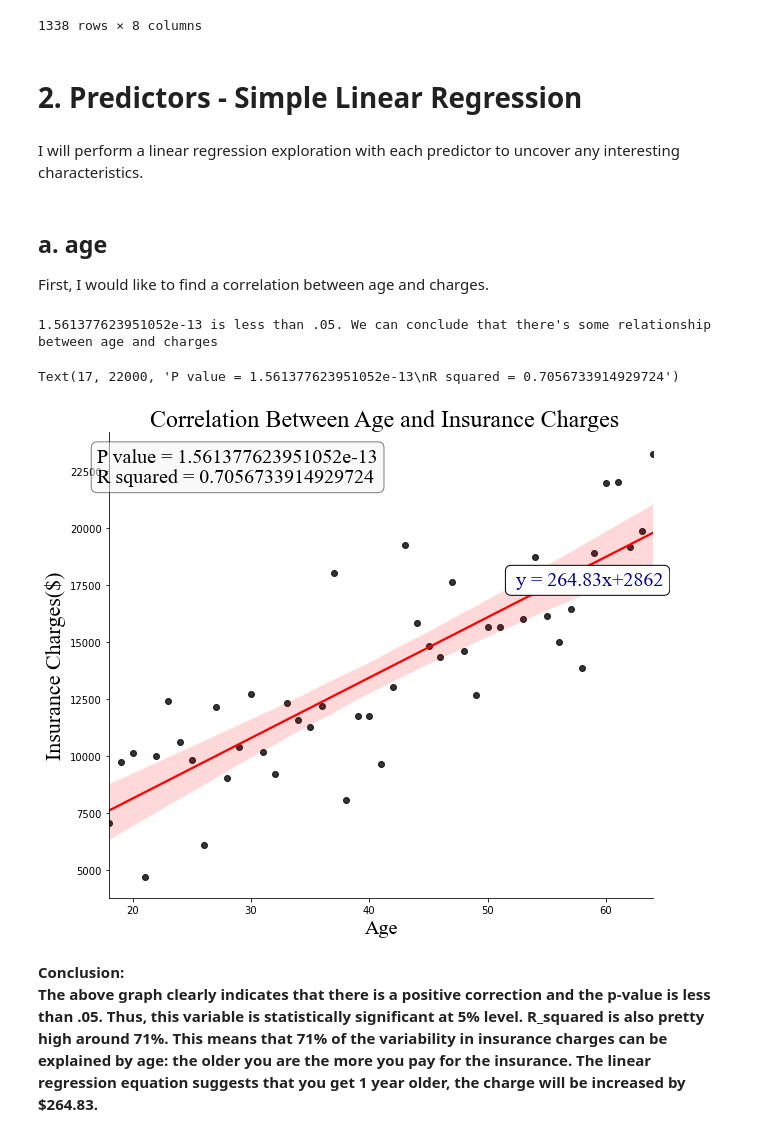
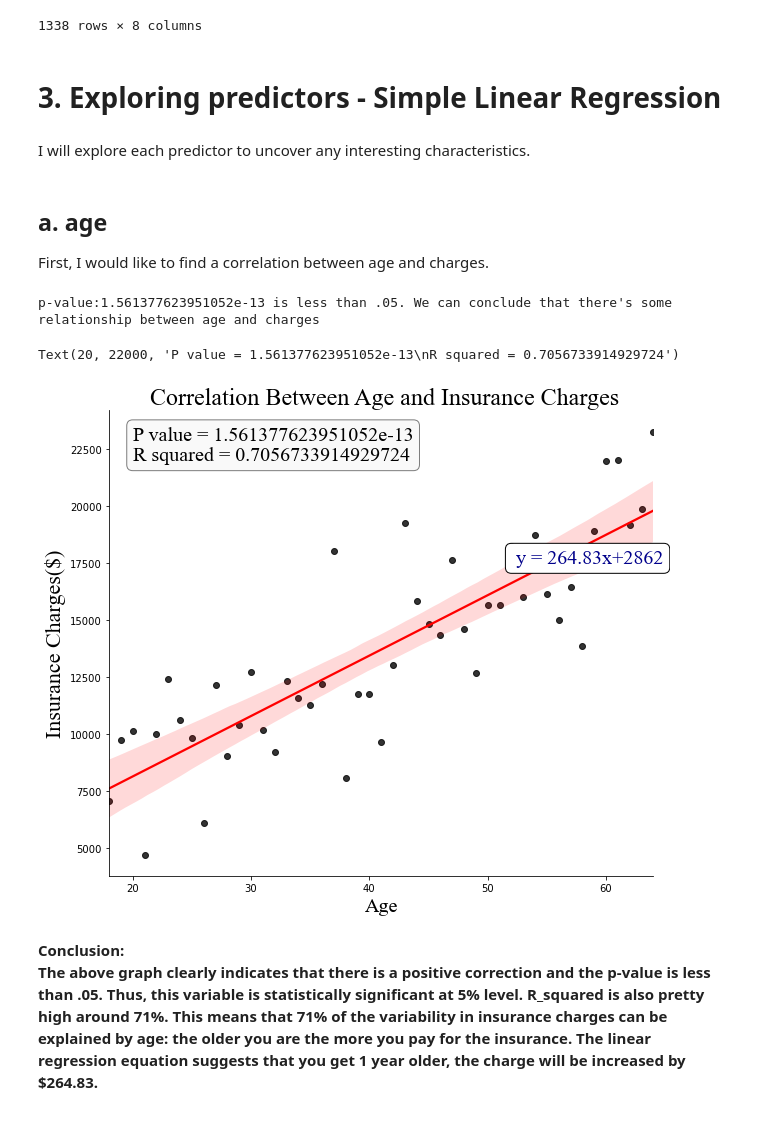
Before and after one commit to feelzoo/US_Medical_Insurance_Cost, a Jupyter notebook: US_Medical_Insurance_Cost_multiple_regression.ipynb, the cells around one changed output. Saved outputs shown, nothing was run; the diff lists cells and outputs as text; code cells hidden in the pictures.

```diff
--- a/US_Medical_Insurance_Cost_multiple_regression.ipynb
+++ b/US_Medical_Insurance_Cost_multiple_regression.ipynb
@@ -187,46 +158,48 @@ x_lean
 | 1337 | 61 | 1 | 29.070 | 0 | 1 | 0.0 | 1.0 | 0.0 |
 1338 rows × 8 columns
 # %% [markdown]
-# 2. Predictors - Simple Linear Regression
+# 3. Exploring predictors - Simple Linear Regression
 # %% [markdown]
-I will perform a linear regression exploration with each predictor to uncover any interesting characteristics.
+I will explore each predictor to uncover any interesting characteristics.
 # %% [markdown]
 ##  a. age
 First, I would like to find a correlation between age and charges.
 # %%
 #average Charges by age
 avg_by_age = insurance.groupby('age').charges.mean().reset_index()
 
 #linear regression equation bewteen age and charges
 slope, intercept, r_value,p_value,std_err = stats.linregress(avg_by_age.age,avg_by_age.charges)
 line_equation = f' y = {slope:.2f}x+{intercept:.0f}'
 
 #Hypothesis test on the coefficient
 if p_value <.05:
-    print("{} is less than .05. We can conclude that there's some relationship between age and charges".format(p_value))
+    print("p-value:{} is less than .05. We can conclude that there's some relationship between age and charges".format(p_value))
 else:
-    print("{} is greater than .05. We can't conclude that there's some relationship between age and charges".format(p_value))
+    print("p-value:{} is greater than .05. We can't conclude that there's some relationship between age and charges".format(p_value))
 
 
 #text in textbox
 line_equation = f' y = {slope:.2f}x+{intercept:.0f}'
 r_p_value = f"""P value = {p_value}
 R squared = {r_value**2}"""
 
-
+#Textbox properties
+box = dict(boxstyle='round', facecolor='white', alpha=1)
+box2 = dict(boxstyle='round', facecolor='whitesmoke', alpha=.5)
 
 
 #plot age vs charges
 graph_age = sns.lmplot(data = avg_by_age, x = 'age', y='charges',line_kws = {'color':'red'},height=7,aspect = 1.2,scatter_kws = {'color':'black'})
 plt.xlabel('Age',fontsize =20,fontname = 'Times New Roman')
 plt.ylabel('Insurance Charges($)',fontsize = 22,fontname = 'Times New Roman')
 plt.title(" Correlation Between Age and Insurance Charges",fontsize= 24,fontname = 'Times New Roman')
-plt.text(52,17500,line_equation,fontsize=20,color='darkblue',fontname = 'Times New Roman',bbox=box1)
-plt.text(17,22000,r_p_value,fontsize=20,color='black',fontname = 'Times New Roman',bbox=box2)
+plt.text(52,17500,line_equation,fontsize=20,color='darkblue',fontname = 'Times New Roman',bbox=box)
+plt.text(20,22000,r_p_value,fontsize=20,color='black',fontname = 'Times New Roman',bbox=box2)
 # %% [output]
-1.561377623951052e-13 is less than .05. We can conclude that there's some relationship between age and charges
+p-value:1.561377623951052e-13 is less than .05. We can conclude that there's some relationship between age and charges
-Text(17, 22000, 'P value = 1.561377623951052e-13\nR squared = 0.7056733914929724')
+Text(20, 22000, 'P value = 1.561377623951052e-13\nR squared = 0.7056733914929724')
-[figure, old version]
+[figure, new version]
 # %% [markdown]
 <b>Conclusion: <br>The above graph clearly indicates that there is a positive correction and the p-value is less than .05. Thus, this variable is statistically significant at 5% level. R_squared is also pretty high around 71%. This means that 71% of the variability in insurance charges can be explained by age: the older you are the more you pay for the insurance. The linear regression equation suggests that you get 1 year older, the charge will be increased by $264.83.
 # %% [markdown]
```
Also changed, not shown: parts of 25 cells of this notebook.
